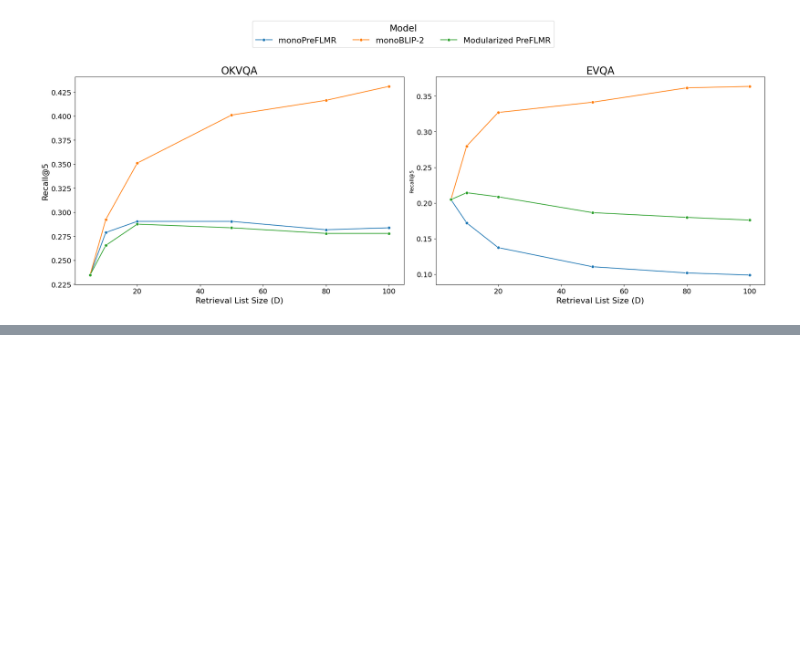
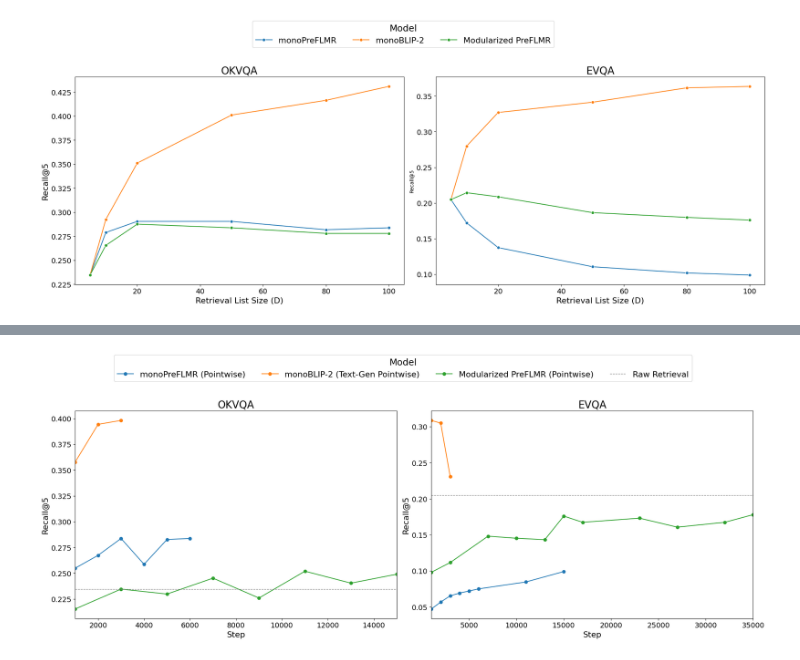
Before and after one commit to felixzhu17/Reranking-Multimodal-Retrievers, a Jupyter notebook: test.ipynb, the cells around one changed output, grey strips where cells are left out. Saved outputs shown, nothing was run; the diff lists cells and outputs as text; code cells hidden in the pictures; blank space fills up the shorter version.

```diff
--- a/test.ipynb
+++ b/test.ipynb
@@ -216,0 +189,73 @@ plt.show()
+# %%
+import matplotlib.pyplot as plt
+
+# Data for first plot
+data1 = {
+    "monoPreFLMR (Pointwise)": {
+        "Step": [1000, 2000, 3000, 4000, 5000, 6000],
+        "Performance": [0.254807681, 0.267307699, 0.283653855, 0.258653849, 0.282692313, 0.283653855]
+    },
+    "monoBLIP-2 (Text-Gen Pointwise)": {
+        "Step": [1000, 2000, 3000],
+        "Performance": [0.3576, 0.394230783, 0.398076922]
+    },
+    "Modularized PreFLMR (Pointwise)": {
+        "Step": [1000, 3000, 5000, 7000, 9000, 11000, 13000, 15000],
+        "Performance": [0.2153, 0.234615386, 0.22980769, 0.245192304, 0.225961536, 0.251923084, 0.240384609, 0.249038458]
+    }
+}
+
+# Data for second plot
+data2 = {
+    "monoPreFLMR (Pointwise)": {
+        "Step": [1000, 2000, 3000, 4000, 5000, 6000, 11000, 15000],
+        "Performance": [0.047115386, 0.05673077, 0.065384619, 0.069230773, 0.072115384, 0.075000003, 0.084615387, 0.099038459]
+    },
+    "monoBLIP-2 (Text-Gen Pointwise)": {
+        "Step": [1000, 2000, 3000],
+        "Performance": [0.3086, 0.304807693, 0.230769232]
+    },
+    "Modularized PreFLMR (Pointwise)": {
+        "Step": [1000, 3000, 7000, 10000, 13000, 15000, 17000, 23000, 27000, 32000, 35000],
+        "Performance": [0.0980, 0.1115, 0.148076922, 0.14519231, 0.143269226, 0.175961539, 0.16730769, 0.173076928, 0.160576925, 0.16730769, 0.177884609]
+    }
+}
+
+# Create subplots
+fig, axes = plt.subplots(1, 2, figsize=(20, 8), sharey=False)
+
+# Plot first set of data
+for model, values in data1.items():
+    axes[0].plot(values["Step"], values["Performance"], marker='o', label=model)
+axes[0].set_xlabel('Step', fontsize = 16)
+axes[0].set_ylabel('Recall@5', fontsize = 16)
+axes[0].tick_params(axis='both', which='major', labelsize=14)
+axes[0].grid(False)
+axes[0].set_title('OKVQA', fontsize = 20)
+axes[0].set_xlim(1000, 15000)
+
+# Add grey dotted line for Raw Retrieval for OKVQA and label it
+axes[0].axhline(y=0.2346, color='grey', linestyle='--', linewidth=1, label='Raw Retrieval')
+
+# Plot second set of data
+for model, values in data2.items():
+    axes[1].plot(values["Step"], values["Performance"], marker='o', label=model)
+axes[1].set_xlabel('Step', fontsize = 16)
+axes[1].set_ylabel('Recall@5', fontsize = 16)
+axes[1].tick_params(axis='both', which='major', labelsize=14)
+axes[1].grid(False)
+axes[1].set_title('EVQA', fontsize = 20)
+axes[1].set_xlim(1000, 35000)
+
+# Add grey dotted line for Raw Retrieval for EVQA and label it
+axes[1].axhline(y=0.2048, color='grey', linestyle='--', linewidth=1, label='Raw Retrieval')
+
+# Add a single legend for both plots
+handles, labels = axes[0].get_legend_handles_labels()
+fig.legend(handles, labels, loc='upper center', ncol=4, title='Model', fontsize=16, title_fontsize=18)
+
+# Adjust the layout
+plt.tight_layout(rect=[0, 0, 1, 0.85])
+plt.show()
+# %% [output]
+[figure, added]
```
Also changed, not shown: parts of 5 cells of this notebook.
